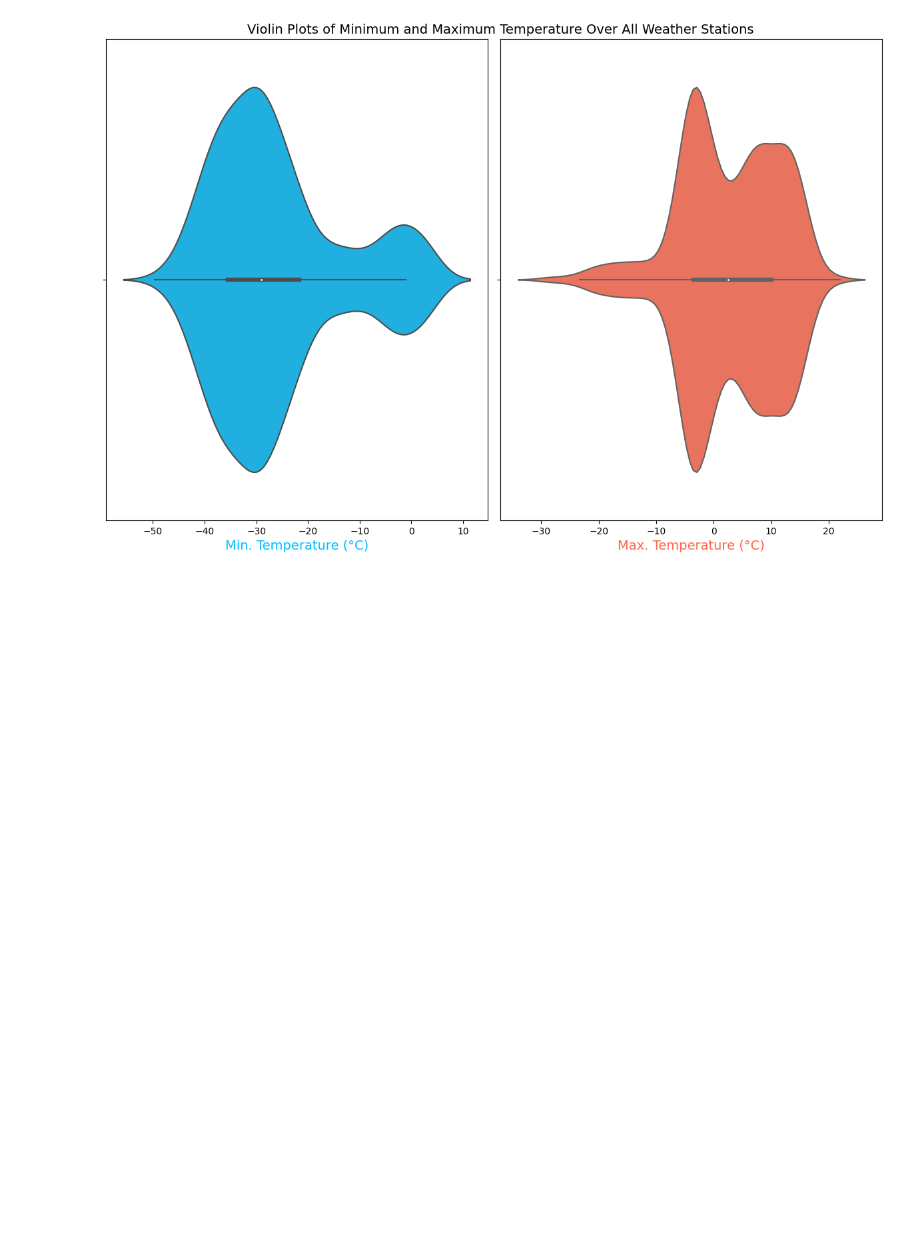
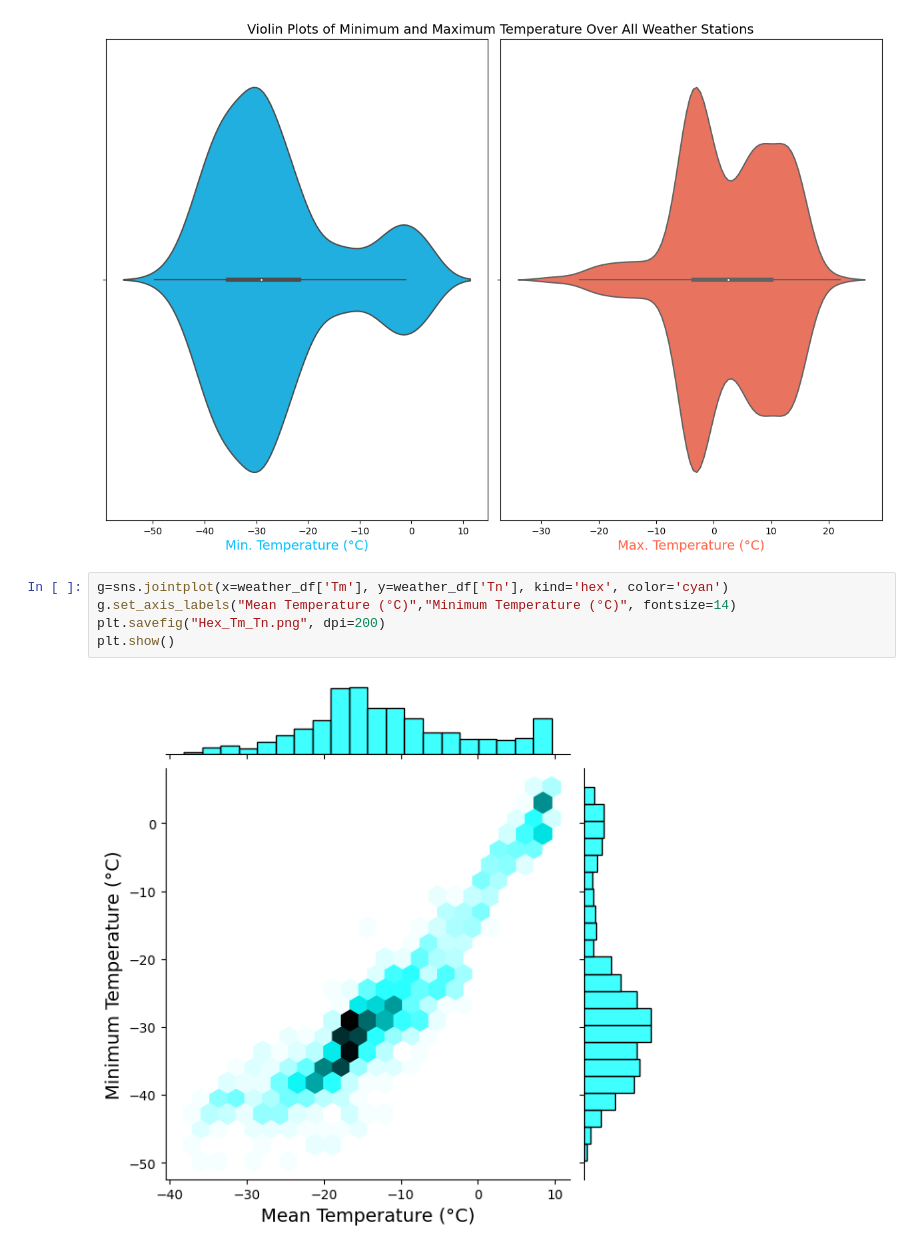
Before and after one commit to amirhosein-ziaei/Machine_Learning_Course, a Jupyter notebook: DBScan/DBScan.ipynb, the cells around one changed output. Saved outputs shown, nothing was run; the diff lists cells and outputs as text; blank space fills up the shorter version.

```diff
--- a/DBScan/DBScan.ipynb
+++ b/DBScan/DBScan.ipynb
@@ -266,3 +267,10 @@ plt.savefig("Violin_Plots_Min_Max_Temp.png", dpi=200)
 plt.show()
 # %% [output]
 [figure]
+# %%
+g=sns.jointplot(x=weather_df['Tm'], y=weather_df['Tn'], kind='hex', color='cyan')
+g.set_axis_labels("Mean Temperature (°C)","Minimum Temperature (°C)", fontsize=14)
+plt.savefig("Hex_Tm_Tn.png", dpi=200)
+plt.show()
+# %% [output]
+[figure, added]
```
Also changed, not shown: parts of 4 cells of this notebook.
